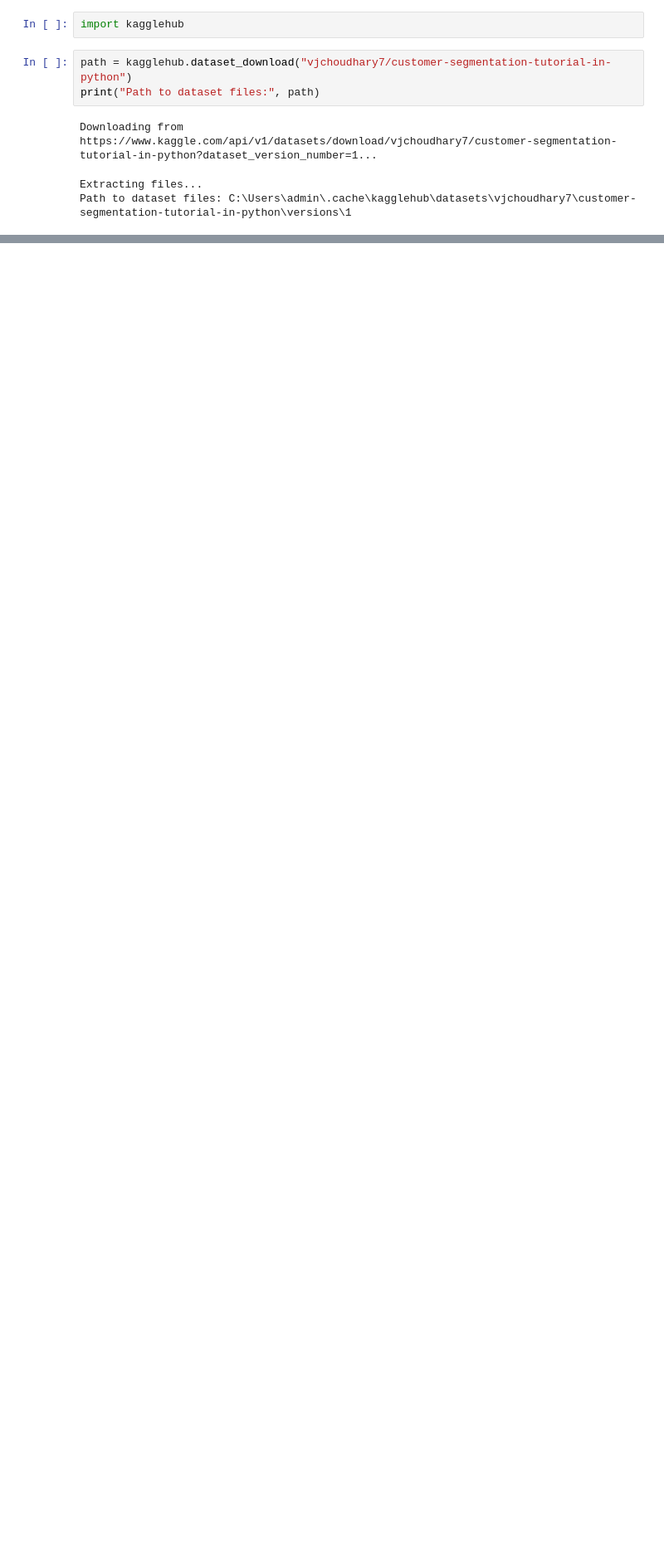
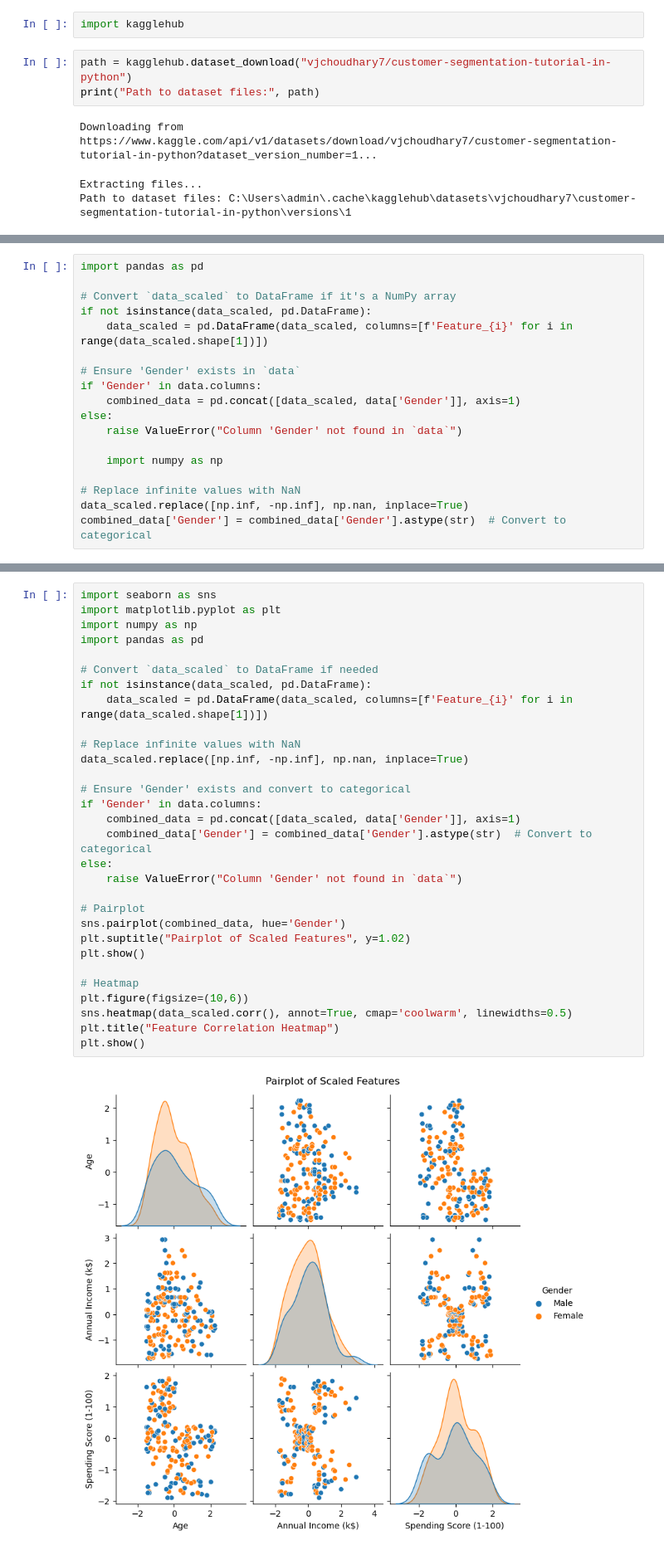
Before and after one commit to MWASMWAURA/Python-Data-Analysis-Projects, a Jupyter notebook: Mall Customer segmentation.ipynb, the cells around one changed output, grey strips where cells are left out. Shown at 83% size. Cells and saved outputs as stored; diff of their text form; blank space fills up the shorter version.

Commit message:
Improved clustering models and visualizations

```diff
--- a/Mall Customer segmentation.ipynb
+++ b/Mall Customer segmentation.ipynb
@@ -257,0 +53,18 @@ The Gaussina Naive Bayes is useful when features are continuous and follow a nor
+# %%
+import pandas as pd
+
+# Convert `data_scaled` to DataFrame if it's a NumPy array
+if not isinstance(data_scaled, pd.DataFrame):
+    data_scaled = pd.DataFrame(data_scaled, columns=[f'Feature_{i}' for i in range(data_scaled.shape[1])])
+
+# Ensure 'Gender' exists in `data`
+if 'Gender' in data.columns:
+    combined_data = pd.concat([data_scaled, data['Gender']], axis=1)
+else:
+    raise ValueError("Column 'Gender' not found in `data`")
+
+    import numpy as np
+
+# Replace infinite values with NaN
+data_scaled.replace([np.inf, -np.inf], np.nan, inplace=True)
+combined_data['Gender'] = combined_data['Gender'].astype(str)  # Convert to categorical
@@ -257,0 +76,32 @@ The Gaussina Naive Bayes is useful when features are continuous and follow a nor
+# %%
+import seaborn as sns
+import matplotlib.pyplot as plt
+import numpy as np
+import pandas as pd
+
+# Convert `data_scaled` to DataFrame if needed
+if not isinstance(data_scaled, pd.DataFrame):
+    data_scaled = pd.DataFrame(data_scaled, columns=[f'Feature_{i}' for i in range(data_scaled.shape[1])])
+
+# Replace infinite values with NaN
+data_scaled.replace([np.inf, -np.inf], np.nan, inplace=True)
+
+# Ensure 'Gender' exists and convert to categorical
+if 'Gender' in data.columns:
+    combined_data = pd.concat([data_scaled, data['Gender']], axis=1)
+    combined_data['Gender'] = combined_data['Gender'].astype(str)  # Convert to categorical
+else:
+    raise ValueError("Column 'Gender' not found in `data`")
+
+# Pairplot
+sns.pairplot(combined_data, hue='Gender')
+plt.suptitle("Pairplot of Scaled Features", y=1.02)
+plt.show()
+
+# Heatmap
+plt.figure(figsize=(10,6))
+sns.heatmap(data_scaled.corr(), annot=True, cmap='coolwarm', linewidths=0.5)
+plt.title("Feature Correlation Heatmap")
+plt.show()
+# %% [output]
+[figure, added]
```
Also changed, not shown: parts of 49 cells of this notebook.
